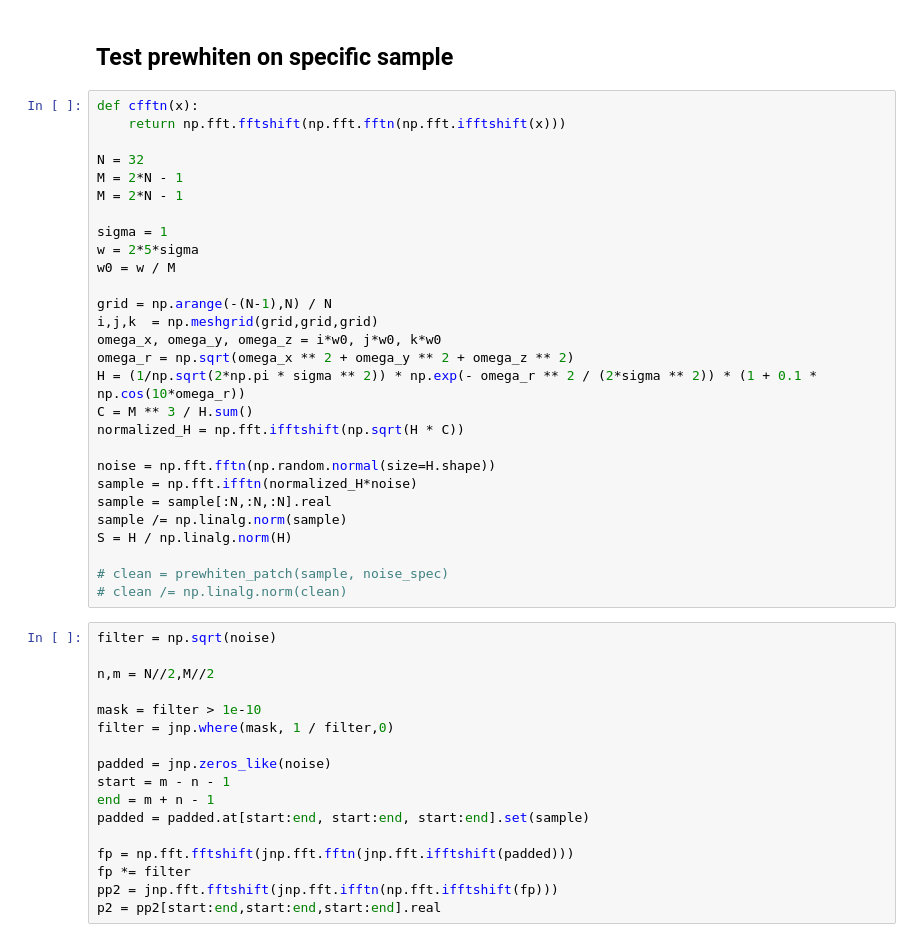
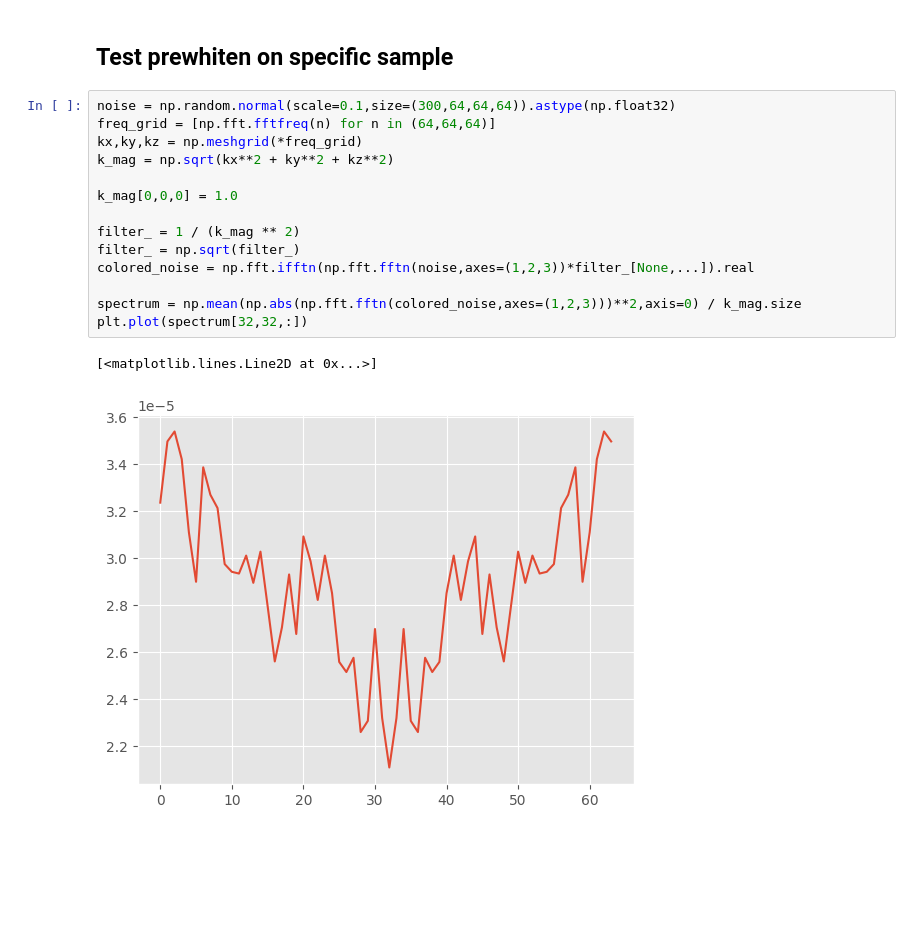
Before and after one commit to oppositecategory/3D_KLT, a Jupyter notebook: notebooks/full_RPSD_calculation.ipynb, the cells around one changed output. Drawn from its saved outputs; the diff is of its cells as text; blank space fills up the shorter version.

```diff
--- a/notebooks/full_RPSD_calculation.ipynb
+++ b/notebooks/full_RPSD_calculation.ipynb
@@ -556,47 +622,19 @@ The ALS solution and the actual RPSD do exhibit similar exponential decay.
 # %% [markdown]
 ## Test prewhiten on specific sample
-# %%
-def cfftn(x):
-    return np.fft.fftshift(np.fft.fftn(np.fft.ifftshift(x)))
-
-N = 32
-M = 2*N - 1
-M = 2*N - 1
-
-sigma = 1
-w = 2*5*sigma
-w0 = w / M
-
-grid = np.arange(-(N-1),N) / N
-i,j,k  = np.meshgrid(grid,grid,grid)
-omega_x, omega_y, omega_z = i*w0, j*w0, k*w0
-omega_r = np.sqrt(omega_x ** 2 + omega_y ** 2 + omega_z ** 2)
-H = (1/np.sqrt(2*np.pi * sigma ** 2)) * np.exp(- omega_r ** 2 / (2*sigma ** 2)) * (1 + 0.1 * np.cos(10*omega_r))
-C = M ** 3 / H.sum()
-normalized_H = np.fft.ifftshift(np.sqrt(H * C))
-
-noise = np.fft.fftn(np.random.normal(size=H.shape))
-sample = np.fft.ifftn(normalized_H*noise)
-sample = sample[:N,:N,:N].real
-sample /= np.linalg.norm(sample)
-S = H / np.linalg.norm(H)
-
-# clean = prewhiten_patch(sample, noise_spec)
-# clean /= np.linalg.norm(clean)
-# %%
-filter = np.sqrt(noise)
-
-n,m = N//2,M//2
-
-mask = filter > 1e-10
-filter = jnp.where(mask, 1 / filter,0)
-
-padded = jnp.zeros_like(noise)
-start = m - n - 1
-end = m + n - 1
-padded = padded.at[start:end, start:end, start:end].set(sample)
-
-fp = np.fft.fftshift(jnp.fft.fftn(jnp.fft.ifftshift(padded)))
-fp *= filter
-pp2 = jnp.fft.fftshift(jnp.fft.ifftn(np.fft.ifftshift(fp)))
-p2 = pp2[start:end,start:end,start:end].real
+# %%
+noise = np.random.normal(scale=0.1,size=(300,64,64,64)).astype(np.float32)
+freq_grid = [np.fft.fftfreq(n) for n in (64,64,64)]
+kx,ky,kz = np.meshgrid(*freq_grid)
+k_mag = np.sqrt(kx**2 + ky**2 + kz**2)
+
+k_mag[0,0,0] = 1.0
+
+filter_ = 1 / (k_mag ** 2)
+filter_ = np.sqrt(filter_)
+colored_noise = np.fft.ifftn(np.fft.fftn(noise,axes=(1,2,3))*filter_[None,...]).real
+
+spectrum = np.mean(np.abs(np.fft.fftn(colored_noise,axes=(1,2,3)))**2,axis=0) / k_mag.size
+plt.plot(spectrum[32,32,:])
+# %% [output]
+[<matplotlib.lines.Line2D at 0x...>]
+[figure, added]
```
Also changed, not shown: parts of 15 cells of this notebook, 4 other files.
